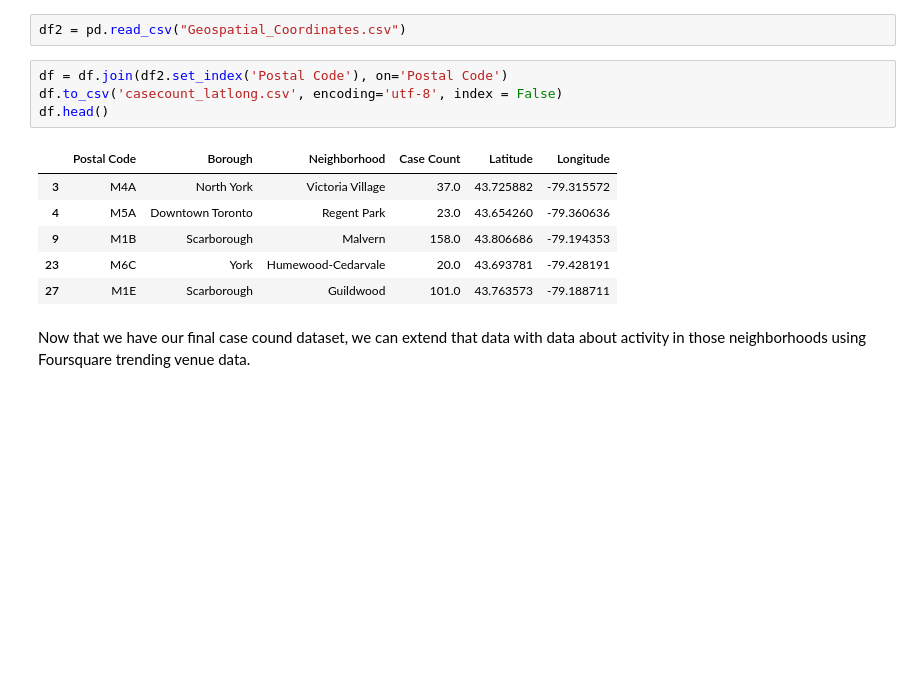
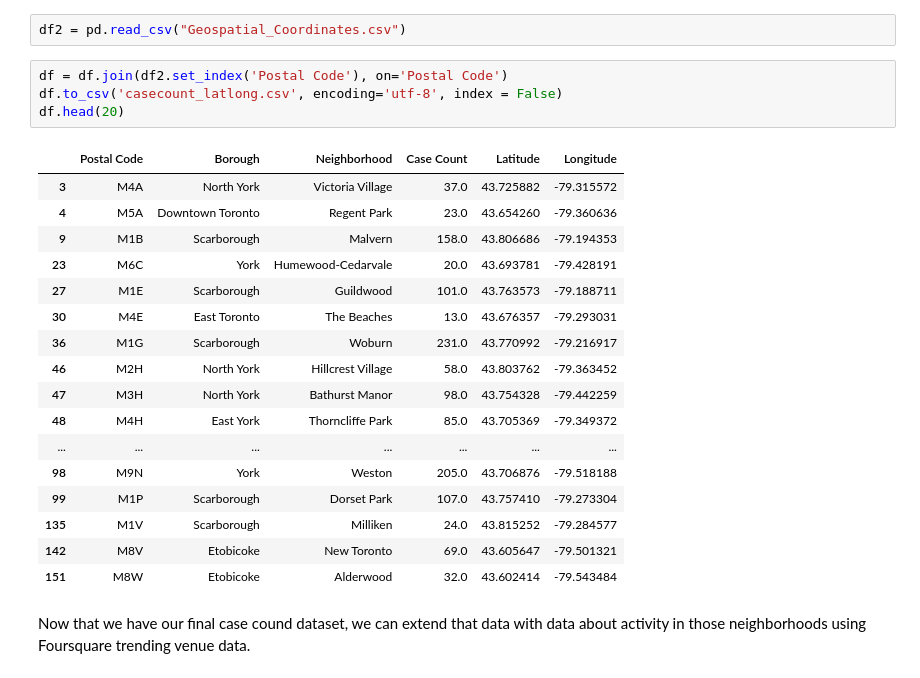
Before and after one commit to bkeej/Coursera_Capstone, a Jupyter notebook: COVID and Toronto neighborhood activity/covid_neighborhood_activity.ipynb, the cells around one changed output. Drawn from its saved outputs; the diff is of its cells as text; blank space fills up the shorter version.

```diff
--- a/COVID and Toronto neighborhood activity/covid_neighborhood_activity.ipynb
+++ b/COVID and Toronto neighborhood activity/covid_neighborhood_activity.ipynb
@@ -79,14 +79,25 @@ df2 = pd.read_csv("Geospatial_Coordinates.csv")
 # %%
 df = df.join(df2.set_index('Postal Code'), on='Postal Code')
 df.to_csv('casecount_latlong.csv', encoding='utf-8', index = False)
-df.head()
+df.head(20)
 # %% [output]
 |  | Postal Code | Borough | Neighborhood | Case Count | Latitude | Longitude |
 | 3 | M4A | North York | Victoria Village | 37.0 | 43.725882 | -79.315572 |
 | 4 | M5A | Downtown Toronto | Regent Park | 23.0 | 43.654260 | -79.360636 |
 | 9 | M1B | Scarborough | Malvern | 158.0 | 43.806686 | -79.194353 |
 | 23 | M6C | York | Humewood-Cedarvale | 20.0 | 43.693781 | -79.428191 |
 | 27 | M1E | Scarborough | Guildwood | 101.0 | 43.763573 | -79.188711 |
+| 30 | M4E | East Toronto | The Beaches | 13.0 | 43.676357 | -79.293031 |
+| 36 | M1G | Scarborough | Woburn | 231.0 | 43.770992 | -79.216917 |
+| 46 | M2H | North York | Hillcrest Village | 58.0 | 43.803762 | -79.363452 |
+| 47 | M3H | North York | Bathurst Manor | 98.0 | 43.754328 | -79.442259 |
+| 48 | M4H | East York | Thorncliffe Park | 85.0 | 43.705369 | -79.349372 |
+| ... | ... | ... | ... | ... | ... | ... |
+| 98 | M9N | York | Weston | 205.0 | 43.706876 | -79.518188 |
+| 99 | M1P | Scarborough | Dorset Park | 107.0 | 43.757410 | -79.273304 |
+| 135 | M1V | Scarborough | Milliken | 24.0 | 43.815252 | -79.284577 |
+| 142 | M8V | Etobicoke | New Toronto | 69.0 | 43.605647 | -79.501321 |
+| 151 | M8W | Etobicoke | Alderwood | 32.0 | 43.602414 | -79.543484 |
 # %% [markdown]
 Now that we have our final case cound dataset, we can extend that data with data about activity in those neighborhoods using Foursquare trending venue data.
 # %% [markdown]
```
Also changed, not shown: parts of 33 cells of this notebook, 3 other files.
